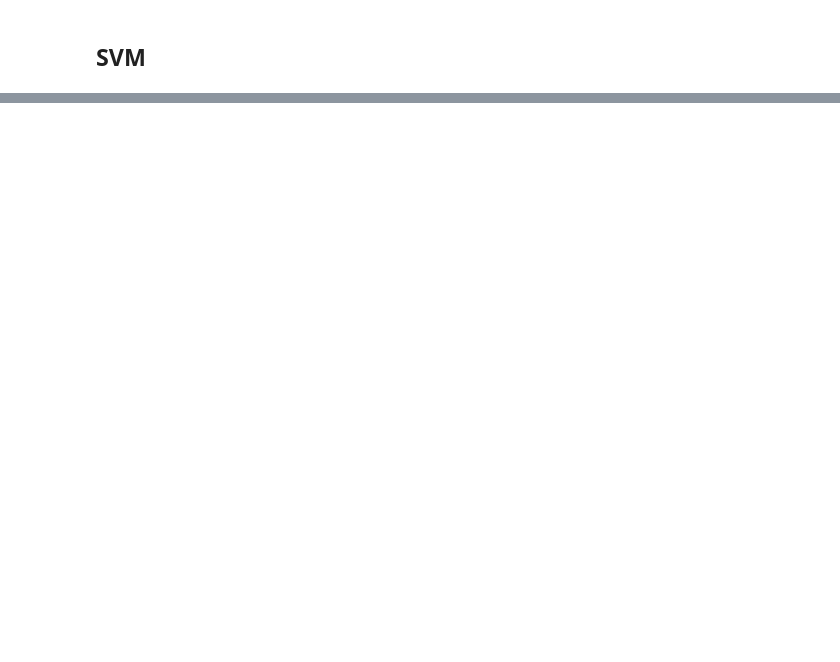
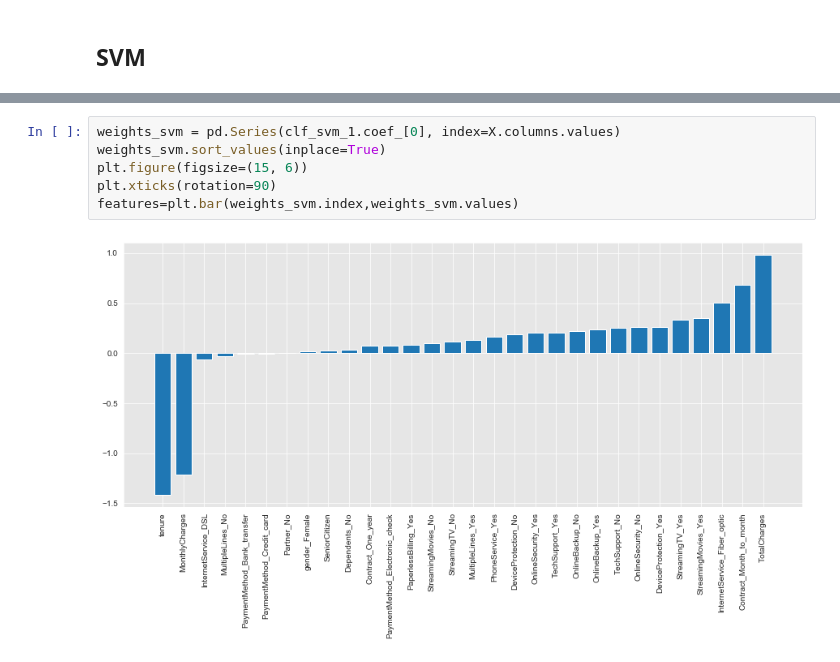
Before and after one commit to GitHub-ccd/Customer_churn_classification_MOD_3, a Jupyter notebook: 4-Model.ipynb, the cells around one changed output, grey strips where cells are left out. Drawn from its saved outputs; the diff is of its cells as text; blank space fills up the shorter version.

```diff
--- a/4-Model.ipynb
+++ b/4-Model.ipynb
@@ -425,0 +431,8 @@ weighted avg       0.79      0.70      0.72      1758
+# %%
+weights_svm = pd.Series(clf_svm_1.coef_[0], index=X.columns.values)
+weights_svm.sort_values(inplace=True)
+plt.figure(figsize=(15, 6))
+plt.xticks(rotation=90)
+features=plt.bar(weights_svm.index,weights_svm.values)
+# %% [output]
+[figure, added]
```
Also changed, not shown: parts of 17 cells of this notebook, 2 other files.
